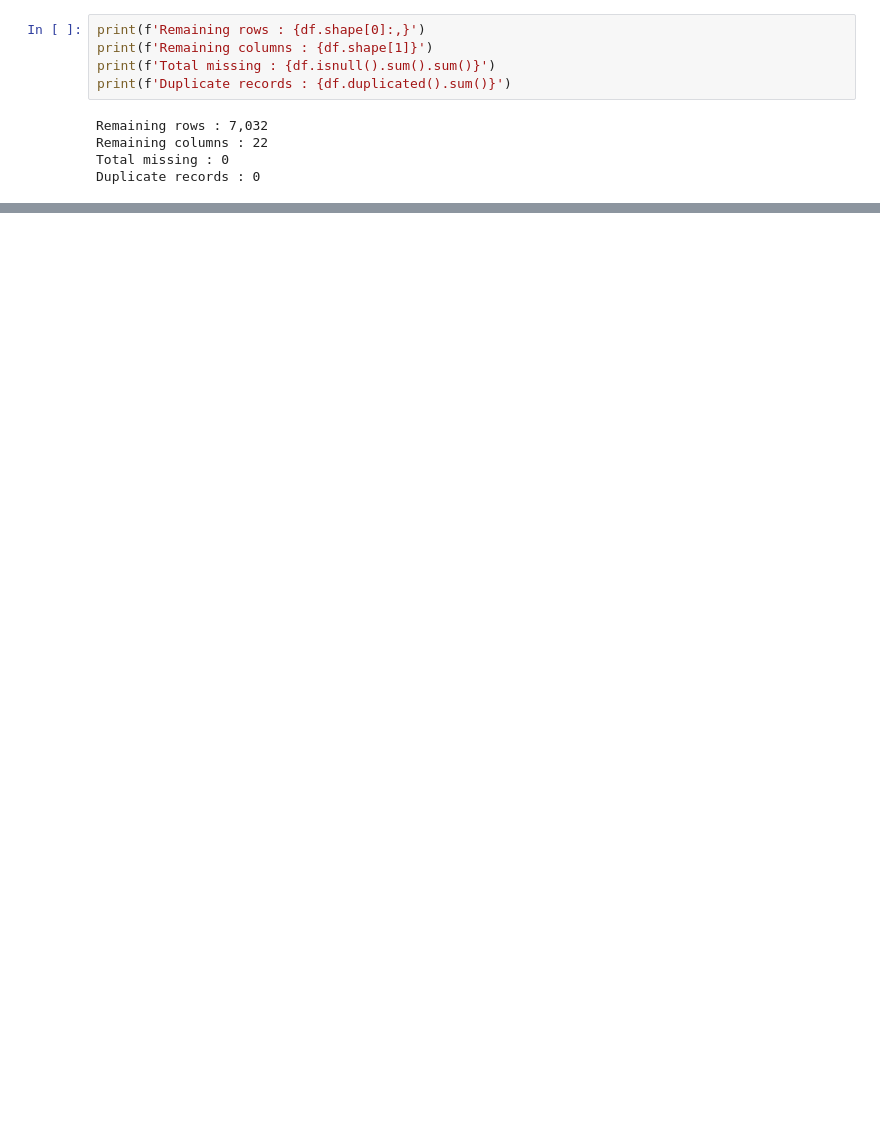
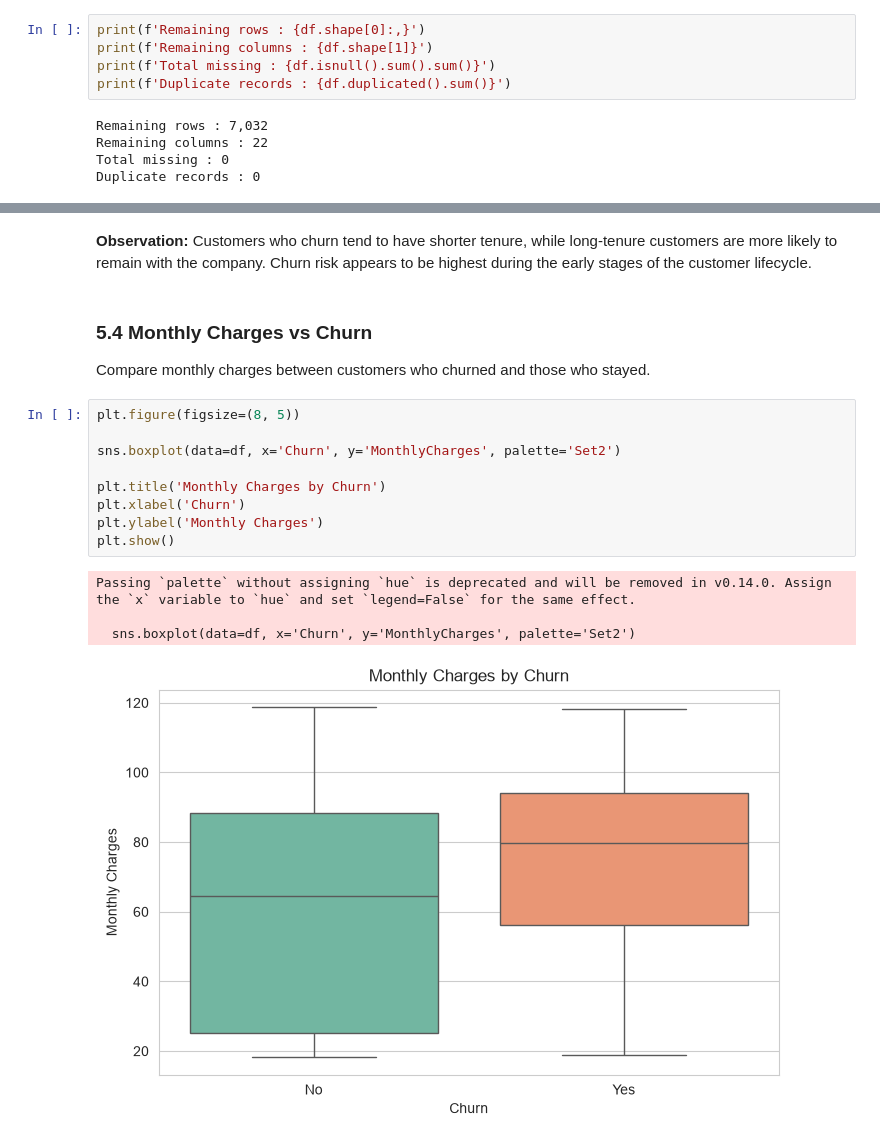
Before and after one commit to arwendy123/reducing-customer-churn-business-analysis, a Jupyter notebook: notebook/customer_churn_analysis.ipynb, the cells around one changed output, grey strips where cells are left out. Cells and saved outputs as stored; diff of their text form; blank space fills up the shorter version.

```diff
--- a/notebook/customer_churn_analysis.ipynb
+++ b/notebook/customer_churn_analysis.ipynb
@@ -259,0 +308,20 @@ The dataset is now fully cleaned and ready for business-oriented exploratory ana
+# %% [markdown]
+**Observation:** Customers who churn tend to have shorter tenure, while long-tenure customers are more likely to remain with the company. Churn risk appears to be highest during the early stages of the customer lifecycle.
+# %% [markdown]
+### 5.4 Monthly Charges vs Churn
+
+Compare monthly charges between customers who churned and those who stayed.
+# %%
+plt.figure(figsize=(8, 5))
+
+sns.boxplot(data=df, x='Churn', y='MonthlyCharges', palette='Set2')
+
+plt.title('Monthly Charges by Churn')
+plt.xlabel('Churn')
+plt.ylabel('Monthly Charges')
+plt.show()
+# %% [output]
+Passing `palette` without assigning `hue` is deprecated and will be removed in v0.14.0. Assign the `x` variable to `hue` and set `legend=False` for the same effect.
+
+  sns.boxplot(data=df, x='Churn', y='MonthlyCharges', palette='Set2')
+[figure, added]
```
Also changed, not shown: parts of 37 cells of this notebook.
